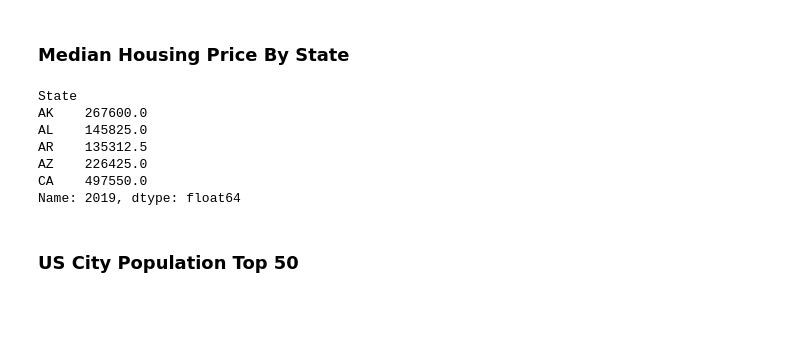
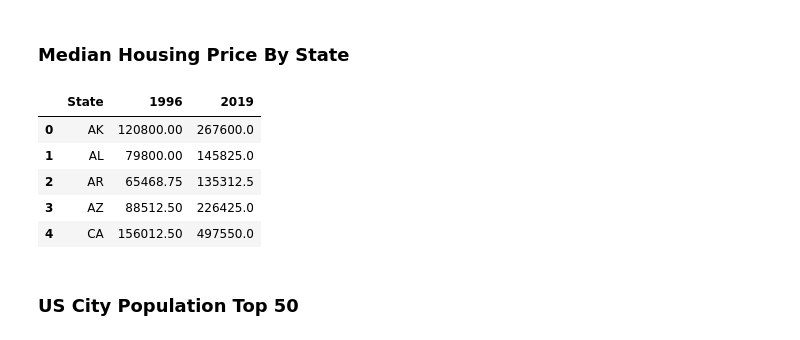
Before and after one commit to leehongc/housing, a Jupyter notebook: HousingProject.ipynb, the cells around one changed output. Saved outputs shown, nothing was run; the diff lists cells and outputs as text; code cells hidden in the pictures; blank space fills up the shorter version.

```diff
--- a/HousingProject.ipynb
+++ b/HousingProject.ipynb
@@ -250,15 +152,18 @@ fifty9619bottom.head()
 # %%
 statemedian96 = fifty9619.groupby('State')['1996'].median()
 statemedian19 = fifty9619.groupby('State')['2019'].median()
-statemedian19.head()
+
+state96median= statemedian96.reset_index()
+state19median = statemedian19.reset_index()
+state9619medianmerged = state96median.merge(state19median, left_on='State', right_on='State')
+state9619medianmerged.head()
 # %% [output]
-State
-AK    267600.0
-AL    145825.0
-AR    135312.5
-AZ    226425.0
-CA    497550.0
-Name: 2019, dtype: float64
+|  | State | 1996 | 2019 |
+| 0 | AK | 120800.00 | 267600.0 |
+| 1 | AL | 79800.00 | 145825.0 |
+| 2 | AR | 65468.75 | 135312.5 |
+| 3 | AZ | 88512.50 | 226425.0 |
+| 4 | CA | 156012.50 | 497550.0 |
 # %% [markdown]
 ### US City Population Top 50
 # %%
```
Also changed, not shown: parts of 38 cells of this notebook.
